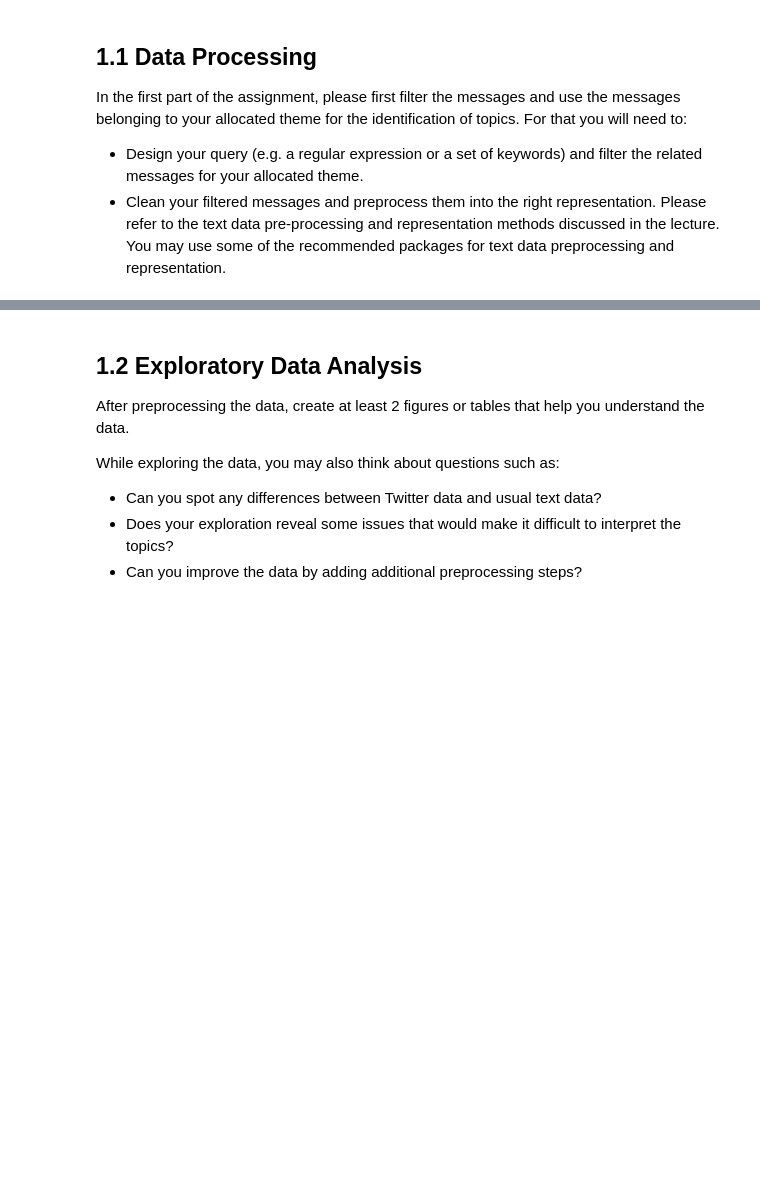
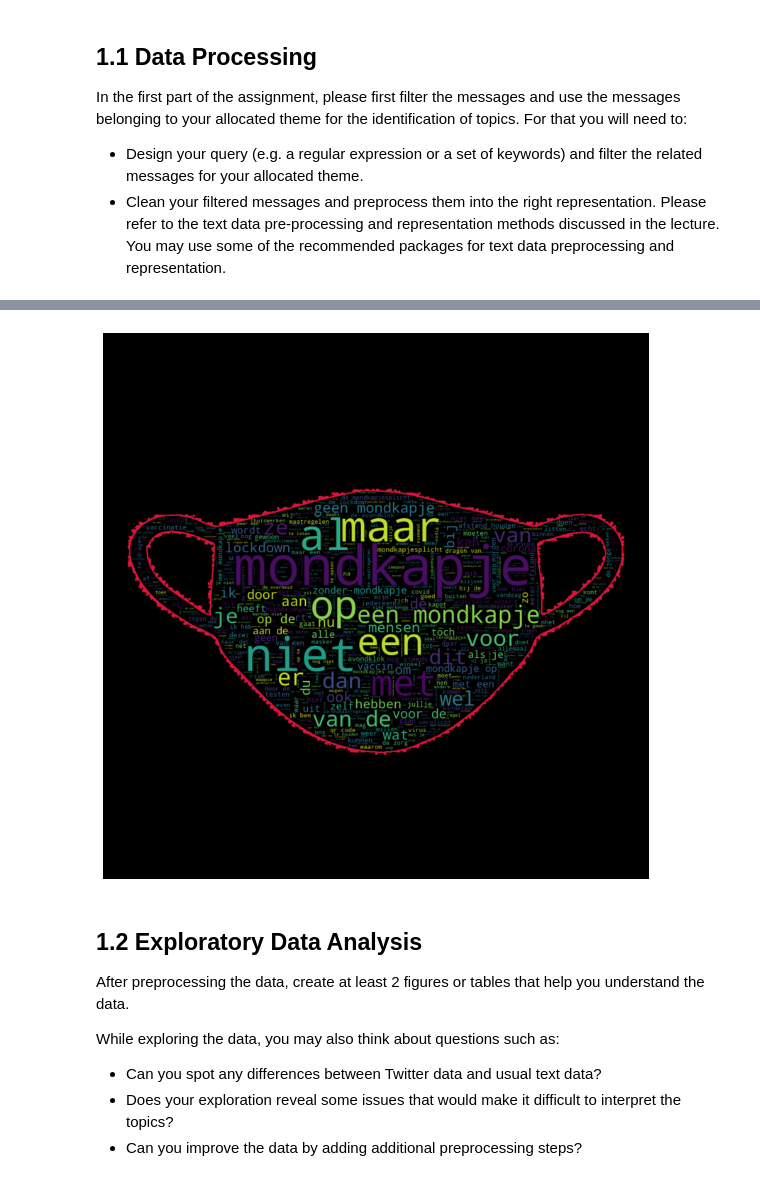
Before and after one commit to MacSuperior/APML-3, a Jupyter notebook: A3 Task 1.1 Max.ipynb, the cells around one changed output, grey strips where cells are left out. Drawn from its saved outputs; the diff is of its cells as text; code cells hidden in the pictures; blank space fills up the shorter version.

```diff
--- a/A3 Task 1.1 Max.ipynb
+++ b/A3 Task 1.1 Max.ipynb
@@ -177,3 +198,28 @@ with open('data/cleaned_mondkapjes_data.txt', 'w', encoding='utf-8') as file:
+# %%
+import numpy as np
+from PIL import Image
+
+# Probeer wordcloud in mooie vorm te krijgen
+wordcloud_omhulsel = np.array(Image.open("data/wordcloudOmhulsel3.jpg"))
+# %%
+# Maakt een wat gecustomiseerde wordcloud
+# Misschien moeten we wat meer stopwords toevoegen, maar weet niet of dat minder 'puur' is.
+stopwords = set(STOPWORDS)
+stopwords.update(["https", "t" , "co" , "het", "die", "dat", "zijn", "nhttp", "nhttps", "n", "m", "en"])
+wc = WordCloud(background_color="black", max_words=1000, mask=wordcloud_omhulsel,
+               stopwords=stopwords, contour_width=3, contour_color='crimson').generate(tweetsJoined)
+
+wordcloudV2 = plt.figure(figsize=[50,10])
+
+# probeer mogelijk ook 'nearest' of 'bicubic' interpolation
+plt.imshow(wc, interpolation='bilinear')
+plt.axis("off")
+plt.show()
+
+# Voor als je het als svg wilt opslaan
+#wordcloudV2.savefig("wordcloudV2.svg")
+# %% [output]
+[figure, added]
 # %% [markdown]
  ## 1.2 Exploratory Data Analysis
  After preprocessing the data, create at least 2 figures or tables that help you understand the data.
```
Also changed, not shown: parts of 1 cell of this notebook.
